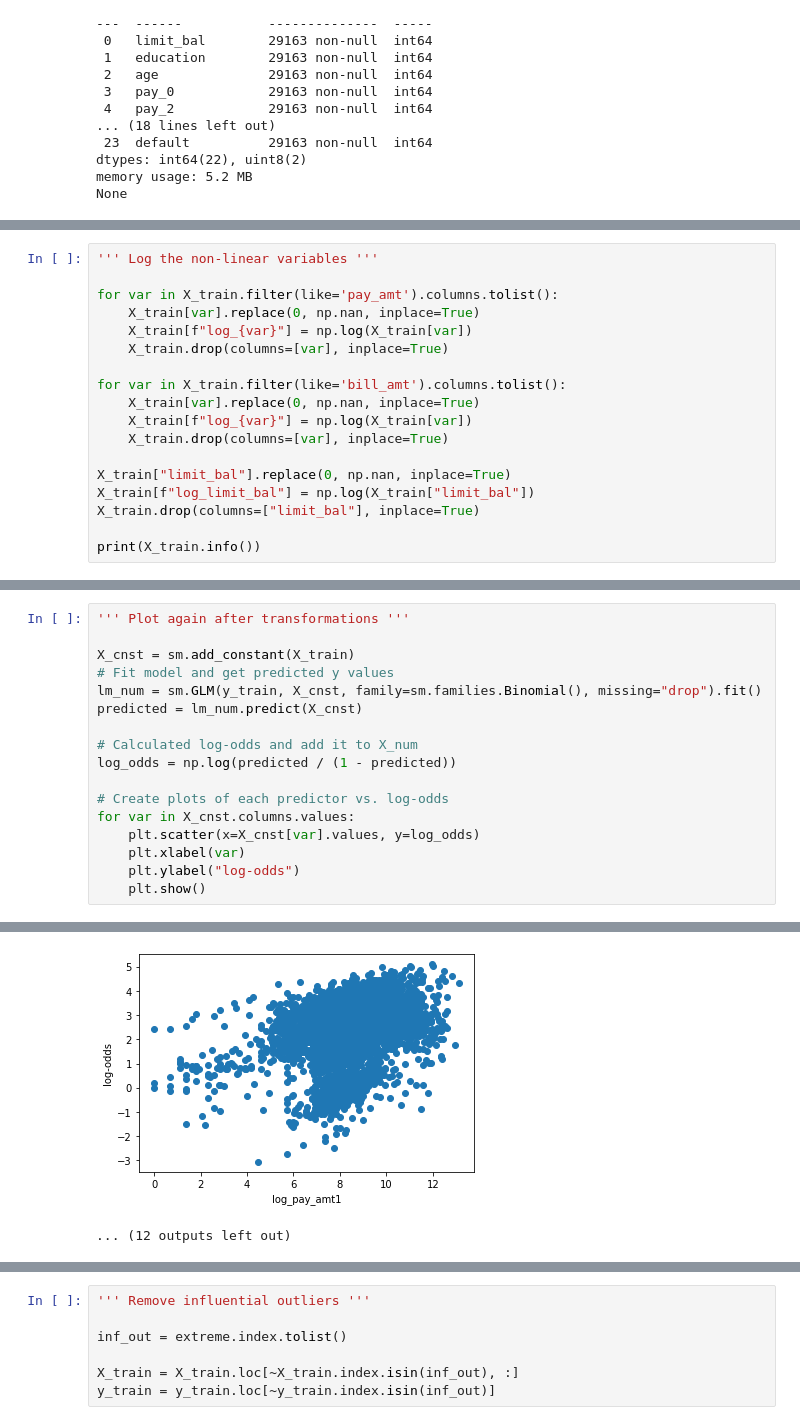
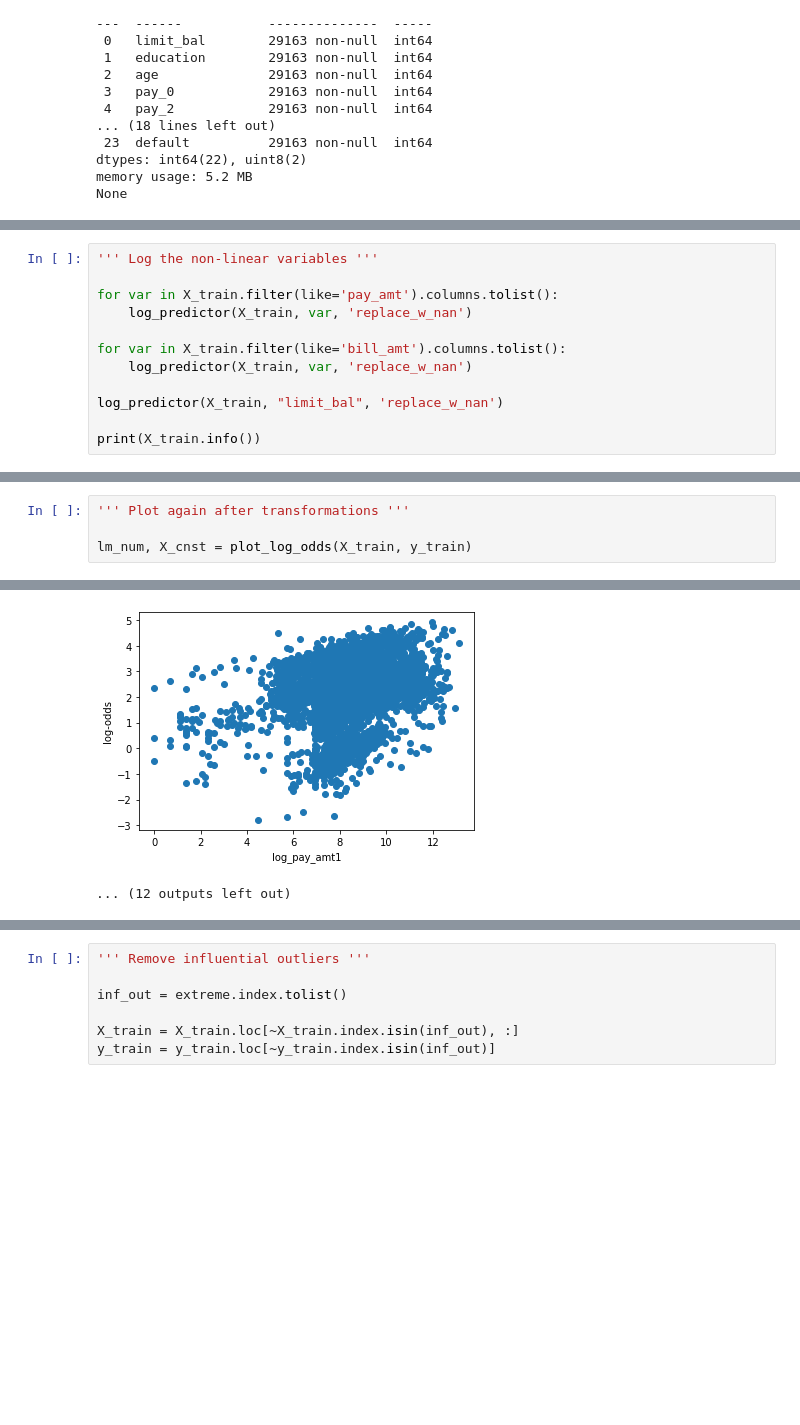
Before and after one commit to thfleming3/Predictive-Modeling-Work, a Jupyter notebook: predict_credit_card_default.ipynb, the cells around one changed output, grey strips where cells are left out. Cells and saved outputs as stored; diff of their text form; blank space fills up the shorter version.

```diff
--- a/predict_credit_card_default.ipynb
+++ b/predict_credit_card_default.ipynb
@@ -202,18 +186,12 @@ for var in X_cnst.columns.values:
 ''' Log the non-linear variables '''
 
 for var in X_train.filter(like='pay_amt').columns.tolist():
-    X_train[var].replace(0, np.nan, inplace=True)
-    X_train[f"log_{var}"] = np.log(X_train[var])
-    X_train.drop(columns=[var], inplace=True)
+    log_predictor(X_train, var, 'replace_w_nan')
 
 for var in X_train.filter(like='bill_amt').columns.tolist():
-    X_train[var].replace(0, np.nan, inplace=True)
-    X_train[f"log_{var}"] = np.log(X_train[var])
-    X_train.drop(columns=[var], inplace=True)
+    log_predictor(X_train, var, 'replace_w_nan')
 
-X_train["limit_bal"].replace(0, np.nan, inplace=True)
-X_train[f"log_limit_bal"] = np.log(X_train["limit_bal"])
-X_train.drop(columns=["limit_bal"], inplace=True)
+log_predictor(X_train, "limit_bal", 'replace_w_nan')
 
 print(X_train.info())
 # %% [output]
@@ -273,18 +245,5 @@ None
 # %%
 ''' Plot again after transformations '''
 
-X_cnst = sm.add_constant(X_train)
-# Fit model and get predicted y values
-lm_num = sm.GLM(y_train, X_cnst, family=sm.families.Binomial(), missing="drop").fit()
-predicted = lm_num.predict(X_cnst)
-
-# Calculated log-odds and add it to X_num
-log_odds = np.log(predicted / (1 - predicted))
-
-# Create plots of each predictor vs. log-odds
-for var in X_cnst.columns.values:
-    plt.scatter(x=X_cnst[var].values, y=log_odds)
-    plt.xlabel(var)
-    plt.ylabel("log-odds")
-    plt.show()
+lm_num, X_cnst = plot_log_odds(X_train, y_train)
 # %% [output]
@@ -302,4 +261,4 @@ for var in X_cnst.columns.values:
-[figure, old version]
+[figure, new version]
 ... (12 outputs left out)
 # %%
 ''' Assumption Check #3: Identify influential outliers '''
```
Also changed, not shown: parts of 12 cells of this notebook, 1 other file.
